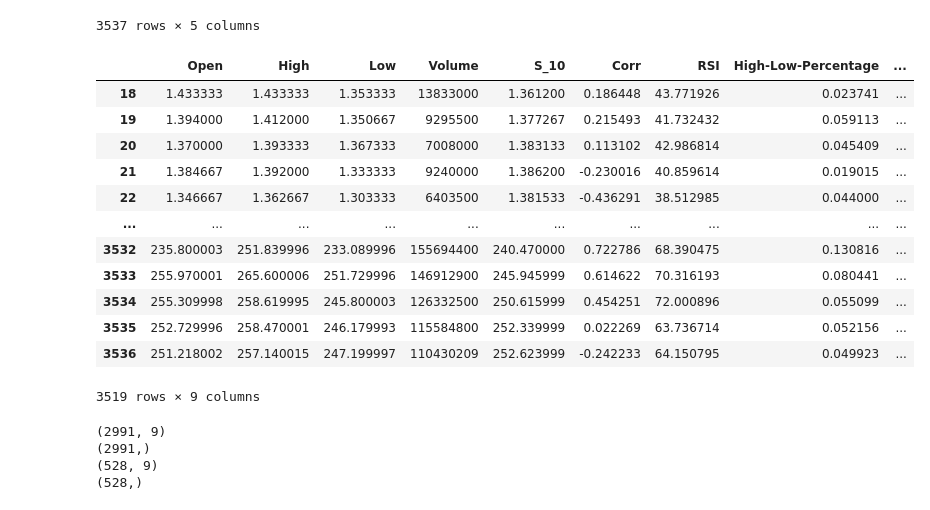
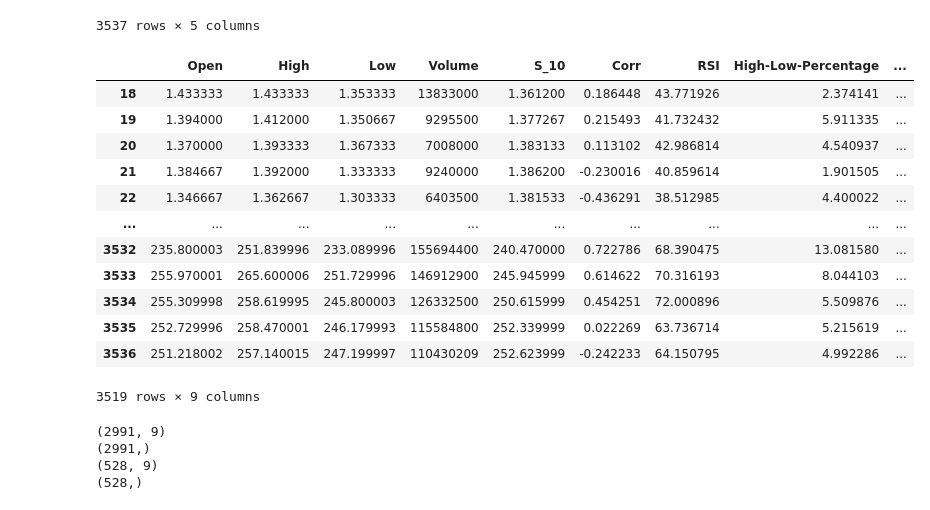
Before and after one commit to na-learning/Stock-Prediction, a Jupyter notebook: Stock_prediction_random_forest.ipynb, the cells around one changed output. Saved outputs shown, nothing was run; the diff lists cells and outputs as text; code cells hidden in the pictures.

```diff
--- a/Stock_prediction_random_forest.ipynb
+++ b/Stock_prediction_random_forest.ipynb
@@ -60,31 +60,31 @@ df
 # %%
 df['S_10'] = df['Close'].rolling(window=10).mean()
 df['Corr'] = df['Close'].rolling(window=10).corr(df['S_10'])
 df['RSI'] = ta.RSI(np.array(df['Close']), timeperiod =10)
-df['High-Low-Percentage'] = (df['High'].shift(1) - df['Low'].shift(1))/df['Low'].shift(1)
-df['Open-Close-Percentage'] = (df['Open'].shift(1) - df['Close'].shift(1))/df['Open'].shift(1)
+df['High-Low-Percentage'] = ((df['High'].shift(1) - df['Low'].shift(1))/df['Low'].shift(1)) * 100
+df['Open-Close-Percentage'] = ((df['Open'].shift(1) - df['Close'].shift(1))/df['Open'].shift(1)) * 100
 df.reset_index(inplace=True)
 df['Date'] = pd.to_datetime(df.Date)
 df.drop_duplicates(subset ="Date", keep = 'first', inplace = True)
 df["Date"] = df["Date"].dt.date
 
 df = df.dropna()
 X = df[['Open', 'High', 'Low', 'Volume', 'S_10', 'Corr', 'RSI', 'High-Low-Percentage', 'Open-Close-Percentage']]
 y = df['Close']
 X
 # %% [output]
 |  | Open | High | Low | Volume | S_10 | Corr | RSI | High-Low-Percentage | ... |
-| 18 | 1.433333 | 1.433333 | 1.353333 | 13833000 | 1.361200 | 0.186448 | 43.771926 | 0.023741 | ... |
-| 19 | 1.394000 | 1.412000 | 1.350667 | 9295500 | 1.377267 | 0.215493 | 41.732432 | 0.059113 | ... |
-| 20 | 1.370000 | 1.393333 | 1.367333 | 7008000 | 1.383133 | 0.113102 | 42.986814 | 0.045409 | ... |
-| 21 | 1.384667 | 1.392000 | 1.333333 | 9240000 | 1.386200 | -0.230016 | 40.859614 | 0.019015 | ... |
-| 22 | 1.346667 | 1.362667 | 1.303333 | 6403500 | 1.381533 | -0.436291 | 38.512985 | 0.044000 | ... |
+| 18 | 1.433333 | 1.433333 | 1.353333 | 13833000 | 1.361200 | 0.186448 | 43.771926 | 2.374141 | ... |
+| 19 | 1.394000 | 1.412000 | 1.350667 | 9295500 | 1.377267 | 0.215493 | 41.732432 | 5.911335 | ... |
+| 20 | 1.370000 | 1.393333 | 1.367333 | 7008000 | 1.383133 | 0.113102 | 42.986814 | 4.540937 | ... |
+| 21 | 1.384667 | 1.392000 | 1.333333 | 9240000 | 1.386200 | -0.230016 | 40.859614 | 1.901505 | ... |
+| 22 | 1.346667 | 1.362667 | 1.303333 | 6403500 | 1.381533 | -0.436291 | 38.512985 | 4.400022 | ... |
 | ... | ... | ... | ... | ... | ... | ... | ... | ... | ... |
-| 3532 | 235.800003 | 251.839996 | 233.089996 | 155694400 | 240.470000 | 0.722786 | 68.390475 | 0.130816 | ... |
-| 3533 | 255.970001 | 265.600006 | 251.729996 | 146912900 | 245.945999 | 0.614622 | 70.316193 | 0.080441 | ... |
-| 3534 | 255.309998 | 258.619995 | 245.800003 | 126332500 | 250.615999 | 0.454251 | 72.000896 | 0.055099 | ... |
-| 3535 | 252.729996 | 258.470001 | 246.179993 | 115584800 | 252.339999 | 0.022269 | 63.736714 | 0.052156 | ... |
-| 3536 | 251.218002 | 257.140015 | 247.199997 | 110430209 | 252.623999 | -0.242233 | 64.150795 | 0.049923 | ... |
+| 3532 | 235.800003 | 251.839996 | 233.089996 | 155694400 | 240.470000 | 0.722786 | 68.390475 | 13.081580 | ... |
+| 3533 | 255.970001 | 265.600006 | 251.729996 | 146912900 | 245.945999 | 0.614622 | 70.316193 | 8.044103 | ... |
+| 3534 | 255.309998 | 258.619995 | 245.800003 | 126332500 | 250.615999 | 0.454251 | 72.000896 | 5.509876 | ... |
+| 3535 | 252.729996 | 258.470001 | 246.179993 | 115584800 | 252.339999 | 0.022269 | 63.736714 | 5.215619 | ... |
+| 3536 | 251.218002 | 257.140015 | 247.199997 | 110430209 | 252.623999 | -0.242233 | 64.150795 | 4.992286 | ... |
 3519 rows × 9 columns
 # %%
 X_train, X_test, y_train, y_test = train_test_split(X, y, test_size=0.15, shuffle = False, random_state=3)
```
Also changed, not shown: parts of 7 cells of this notebook.
